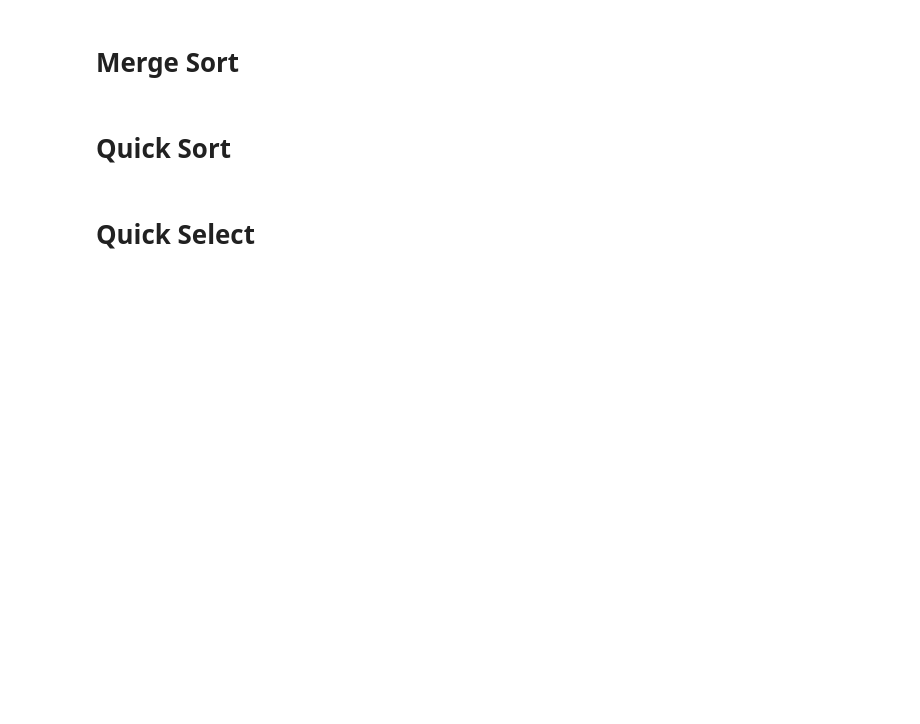
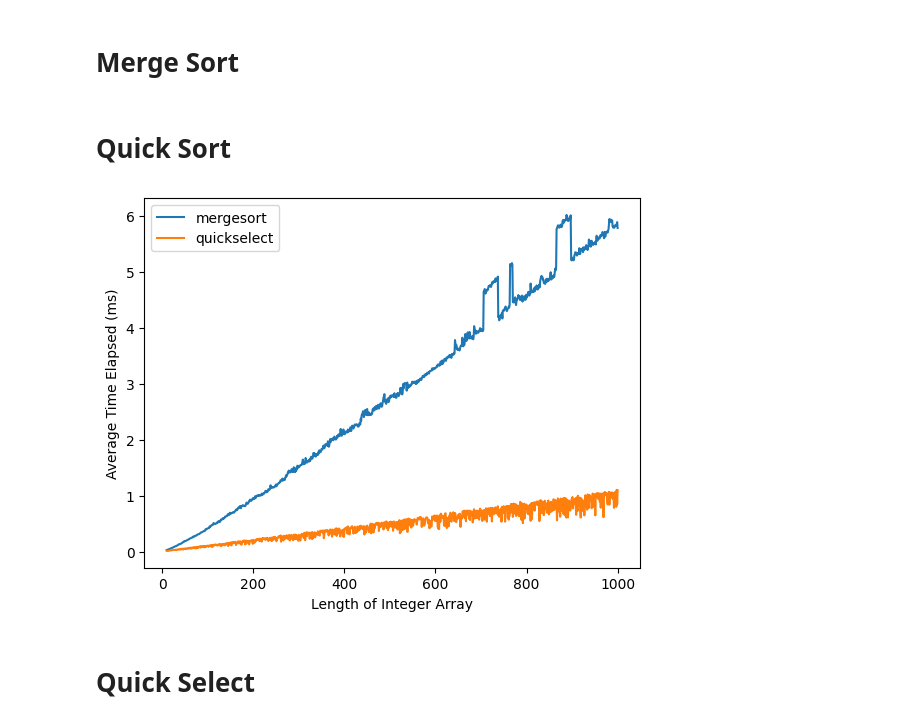
Before and after one commit to ncallahanml/quickselect_470, a Jupyter notebook: Asymptotic Comparison.ipynb, the cells around one changed output. Drawn from its saved outputs; the diff is of its cells as text; code cells hidden in the pictures; blank space fills up the shorter version.

```diff
--- a/Asymptotic Comparison.ipynb
+++ b/Asymptotic Comparison.ipynb
@@ -99,7 +99,7 @@ import numpy as np
 import matplotlib.pyplot as plt
 import seaborn as sns
 
-max_size = 100
+max_size = 1000
 arraysizes = np.linspace(10,max_size,1000, dtype='int32')
 n_repeats = 500
 time_list = list()
@@ -111,34 +111,36 @@ for i, arraysize in enumerate(arraysizes):
         start = perf_counter_ns()
         sort(arr, sort_type='merge sort')
         end = perf_counter_ns()
 #         print((end - start) / 1e9)
         avg_list.append((end - start)/1e9)
     time_list.append(np.mean(avg_list))
 
 time_arr = np.array(time_list) * 1e3
 sns.lineplot(x=arraysizes, y=time_arr, label='mergesort')
 
 time_list.clear()
 for i, arraysize in enumerate(arraysizes):
 #     print('Progress:', i/(len(arraysizes)*3))
     avg_list = list()
     k = np.random.randint(1,arraysize-1)
     for j in range(n_repeats):
         arr = np.random.randint(0, max_size, size=arraysize)
         start = perf_counter_ns()
         quick_select(arr, k)
         end = perf_counter_ns()
 #         print((end - start) / 1e9)
         avg_list.append((end - start)/1e9)
     time_list.append(np.mean(avg_list))
 
 time_arr = np.array(time_list) * 1e3
 sns.lineplot(x=arraysizes, y=time_arr, label='quickselect')
 plt.ylabel('Average Time Elapsed (ms)')
 plt.xlabel('Length of Integer Array')
 plt.legend()
-plt.savefig('merge_quick_comp.png', dpi=300)
+plt.savefig('merge_quick_comp_m.png', dpi=300)
 plt.show()
+# %% [output]
+[figure, added]
 # %% [markdown]
 # Quick Select
 # %%
```
Also changed, not shown: 1 other file.
